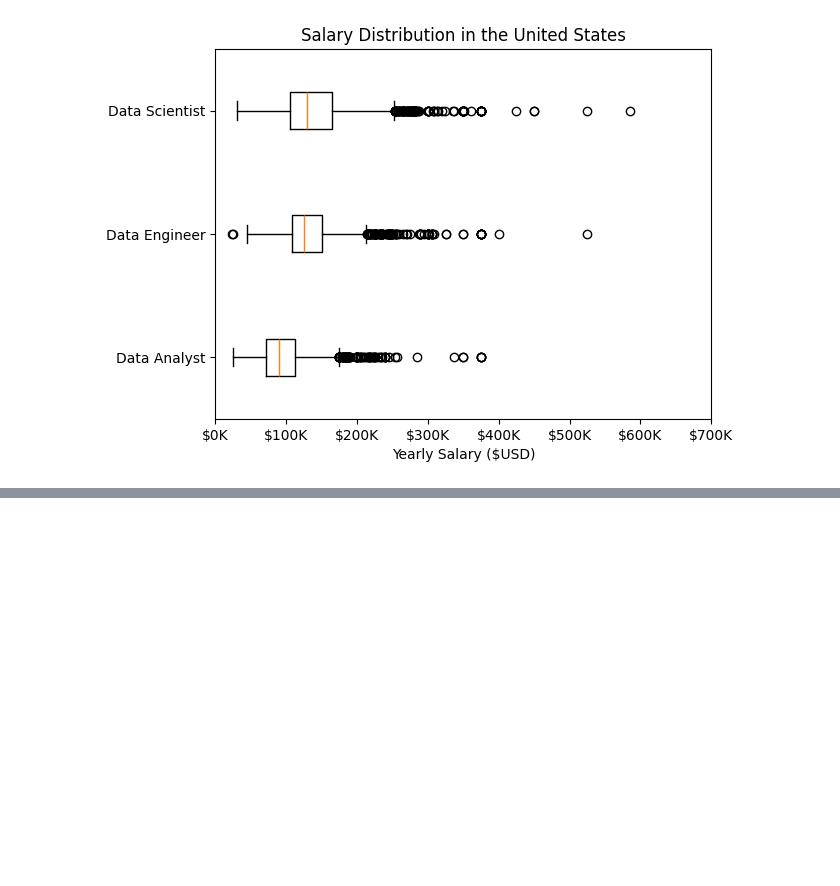
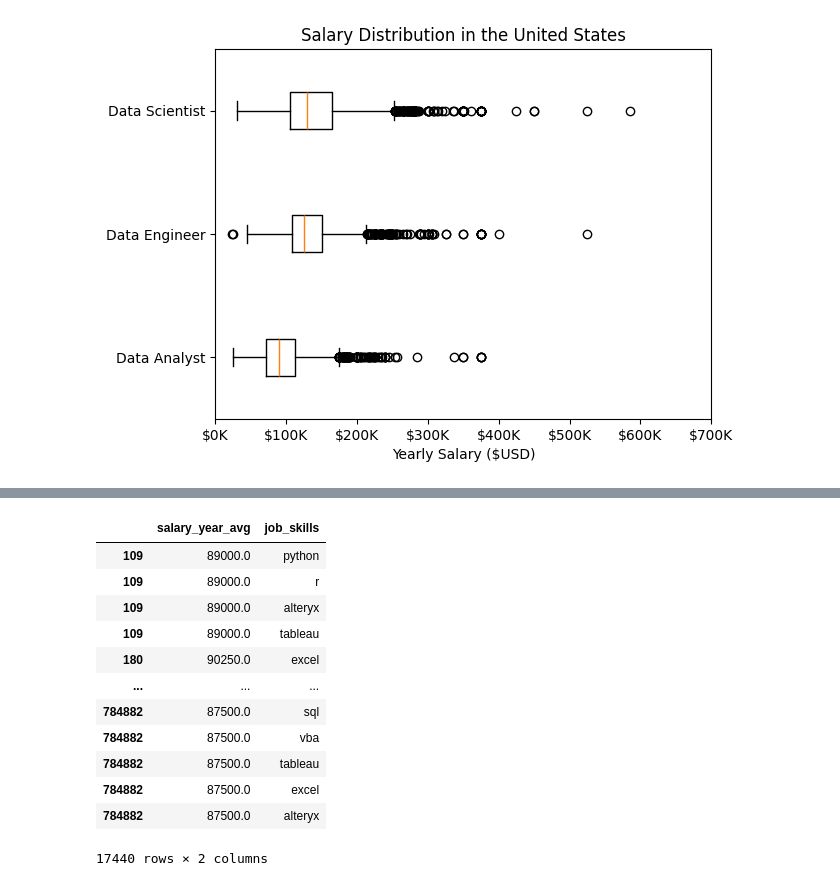
Before and after one commit to GongSeason/Python-for-Data-science-study, a Jupyter notebook: Pandas_exercises.ipynb, the cells around one changed output, grey strips where cells are left out. Drawn from its saved outputs; the diff is of its cells as text; code cells hidden in the pictures; blank space fills up the shorter version.

```diff
--- a/Pandas_exercises.ipynb
+++ b/Pandas_exercises.ipynb
@@ -482,0 +493,7 @@ plt.xlim(0,700000)
+# %%
+# Data cleanup
+dataset['job_posted_date'] = pd.to_datetime(dataset['job_posted_date'])
+dataset['job_skills'] = dataset['job_skills'].apply(lambda x : ast.literal_eval(x) if pd.notna(x) else x)
+# %%
+df4 = dataset.copy()
+df4.head(3)
@@ -482,0 +505,2 @@ plt.xlim(0,700000)
+# %%
+df_DA_US = df4[(df4['job_title_short']=='Data Analyst') & (df4['job_country']=='United States')].copy()
@@ -482,0 +516,17 @@ plt.xlim(0,700000)
+# %%
+df_DA_US=df_DA_US.explode('job_skills')
+df_DA_US[['salary_year_avg','job_skills']]
+# %% [output]
+|  | salary_year_avg | job_skills |
+| 109 | 89000.0 | python |
+| 109 | 89000.0 | r |
+| 109 | 89000.0 | alteryx |
+| 109 | 89000.0 | tableau |
+| 180 | 90250.0 | excel |
+| ... | ... | ... |
+| 784882 | 87500.0 | sql |
+| 784882 | 87500.0 | vba |
+| 784882 | 87500.0 | tableau |
+| 784882 | 87500.0 | excel |
+| 784882 | 87500.0 | alteryx |
+17440 rows × 2 columns
```
Also changed, not shown: parts of 9 cells of this notebook.
